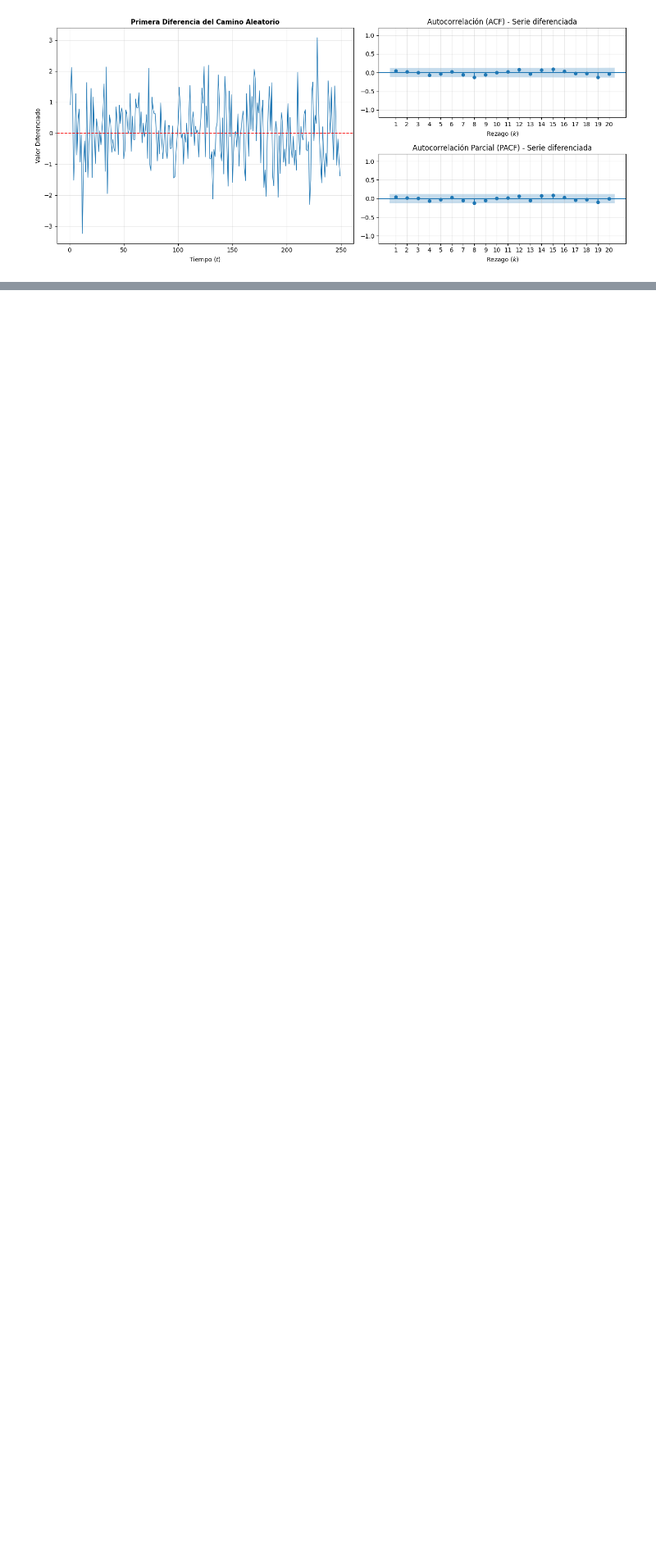
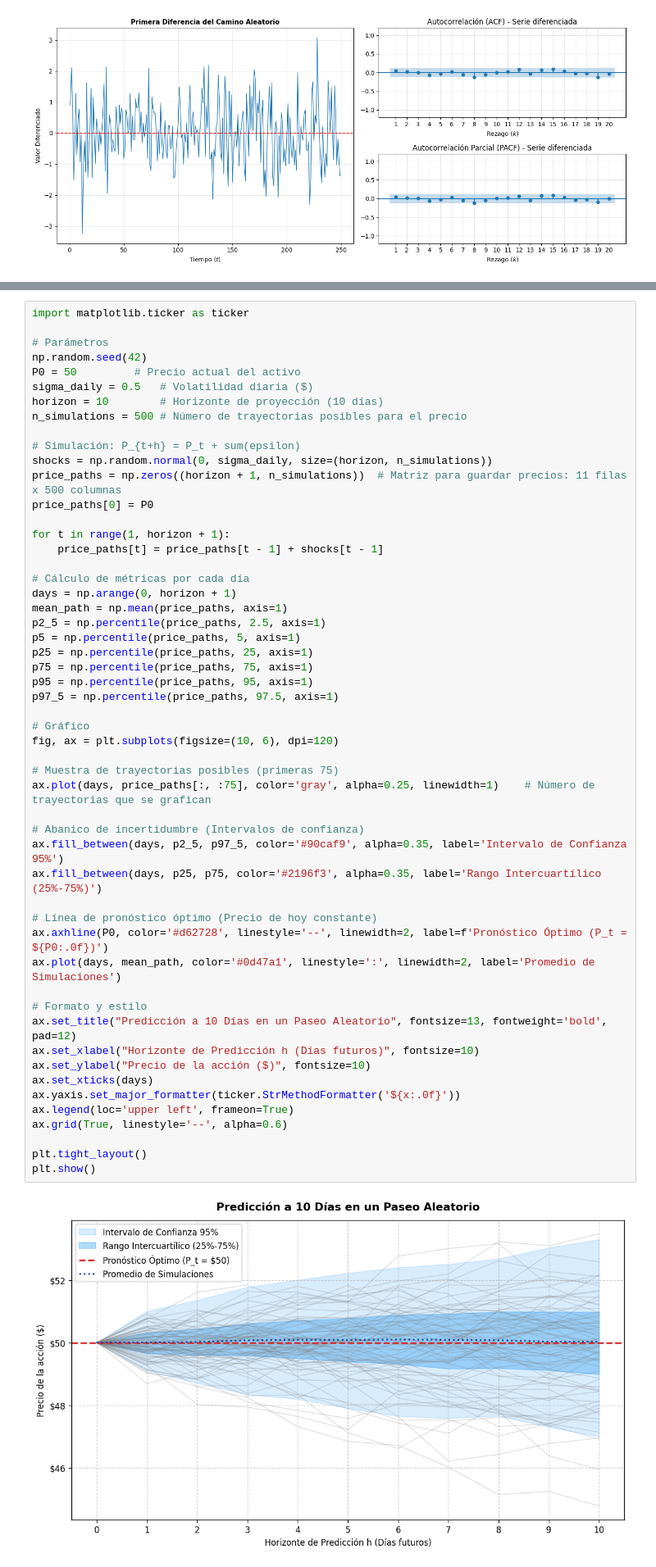
Before and after one commit to victormaciase/EconometriaFinanciera_MagisterFinanzasWK, a Jupyter notebook: Lab8/Lab8.ipynb, the cells around one changed output, grey strips where cells are left out. Shown at 82% size. Saved outputs shown, nothing was run; the diff lists cells and outputs as text; blank space fills up the shorter version.

```diff
--- a/Lab8/Lab8.ipynb
+++ b/Lab8/Lab8.ipynb
@@ -594,3 +612,58 @@ La serie diferenciada es estacionaria (se rechaza la hipótesis nula de raíz un
+# %%
+import matplotlib.ticker as ticker
+
+# Parámetros
+np.random.seed(42)
+P0 = 50         # Precio actual del activo
+sigma_daily = 0.5   # Volatilidad diaria ($)
+horizon = 10        # Horizonte de proyección (10 días)
+n_simulations = 500 # Número de trayectorias posibles para el precio
+
+# Simulación: P_{t+h} = P_t + sum(epsilon)
+shocks = np.random.normal(0, sigma_daily, size=(horizon, n_simulations))
+price_paths = np.zeros((horizon + 1, n_simulations))  # Matriz para guardar precios: 11 filas x 500 columnas
+price_paths[0] = P0
+
+for t in range(1, horizon + 1):
+    price_paths[t] = price_paths[t - 1] + shocks[t - 1]
+
+# Cálculo de métricas por cada día
+days = np.arange(0, horizon + 1)
+mean_path = np.mean(price_paths, axis=1)
+p2_5 = np.percentile(price_paths, 2.5, axis=1)
+p5 = np.percentile(price_paths, 5, axis=1)
+p25 = np.percentile(price_paths, 25, axis=1)
+p75 = np.percentile(price_paths, 75, axis=1)
+p95 = np.percentile(price_paths, 95, axis=1)
+p97_5 = np.percentile(price_paths, 97.5, axis=1)
+
+# Gráfico
+fig, ax = plt.subplots(figsize=(10, 6), dpi=120)
+
+# Muestra de trayectorias posibles (primeras 75)
+ax.plot(days, price_paths[:, :75], color='gray', alpha=0.25, linewidth=1)    # Número de trayectorias que se grafican
+
+# Abanico de incertidumbre (Intervalos de confianza)
+ax.fill_between(days, p2_5, p97_5, color='#90caf9', alpha=0.35, label='Intervalo de Confianza 95%')
+ax.fill_between(days, p25, p75, color='#2196f3', alpha=0.35, label='Rango Intercuartílico (25%-75%)')
+
+# Línea de pronóstico óptimo (Precio de hoy constante)
+ax.axhline(P0, color='#d62728', linestyle='--', linewidth=2, label=f'Pronóstico Óptimo (P_t = ${P0:.0f})')
+ax.plot(days, mean_path, color='#0d47a1', linestyle=':', linewidth=2, label='Promedio de Simulaciones')
+
+# Formato y estilo
+ax.set_title("Predicción a 10 Días en un Paseo Aleatorio", fontsize=13, fontweight='bold', pad=12)
+ax.set_xlabel("Horizonte de Predicción h (Días futuros)", fontsize=10)
+ax.set_ylabel("Precio de la acción ($)", fontsize=10)
+ax.set_xticks(days)
+ax.yaxis.set_major_formatter(ticker.StrMethodFormatter('${x:.0f}'))
+ax.legend(loc='upper left', frameon=True)
+ax.grid(True, linestyle='--', alpha=0.6)
+
+plt.tight_layout()
+plt.show()
+# %% [output]
+[figure, added]
 # %% [markdown]
 ## **Pregunta 6**
 
```
Also changed, not shown: parts of 3 cells of this notebook.
